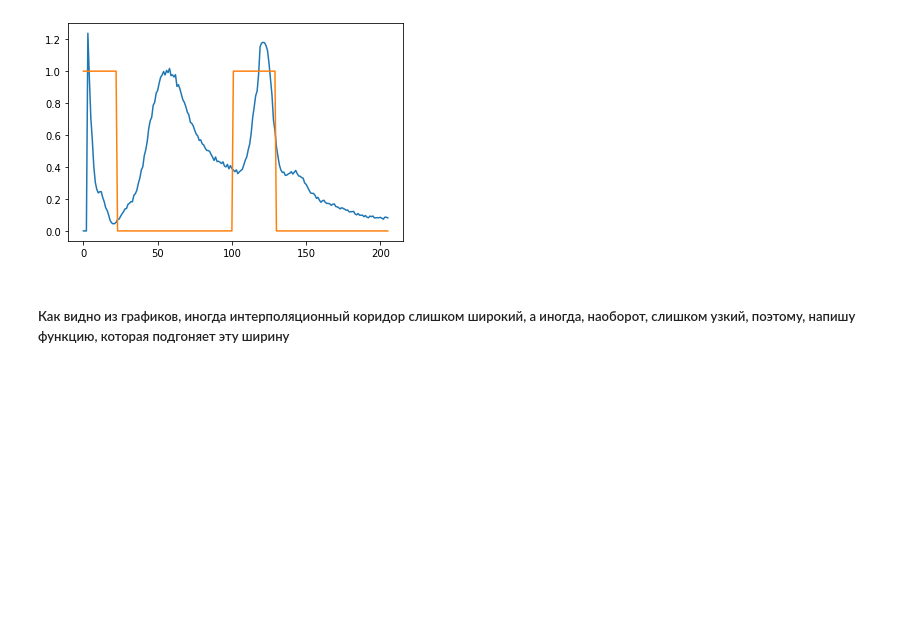
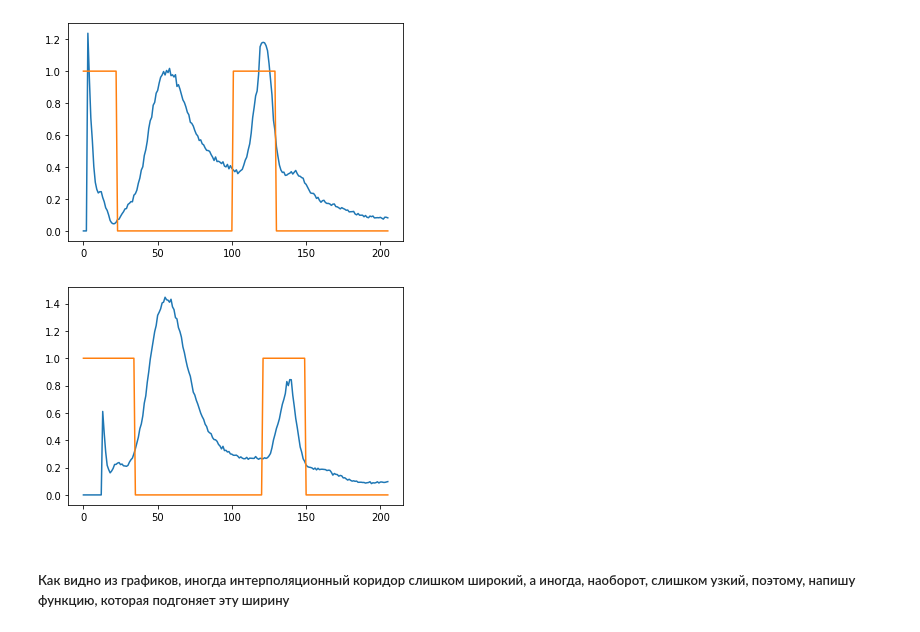
Before and after one commit to 89605502155/ML-repositry, a Jupyter notebook: new_interpolation.ipynb, the cells around one changed output. Drawn from its saved outputs; the diff is of its cells as text; code cells hidden in the pictures; blank space fills up the shorter version.

```diff
--- a/new_interpolation.ipynb
+++ b/new_interpolation.ipynb
@@ -85,5 +85,11 @@ plt.plot(Xw[:,1])
 plt.show();
 # %% [output]
 [figure]
+# %%
+plt.plot(X[34,:,5])
+plt.plot(Xw[:,5])
+plt.show();
+# %% [output]
+[figure, added]
 # %% [markdown]
 ##### Как видно из графиков, иногда интерполяционный коридор слишком широкий, а иногда, наоборот, слишком узкий, поэтому, напишу функцию, которая подгоняет эту ширину
```
Also changed, not shown: parts of 7 cells of this notebook.
